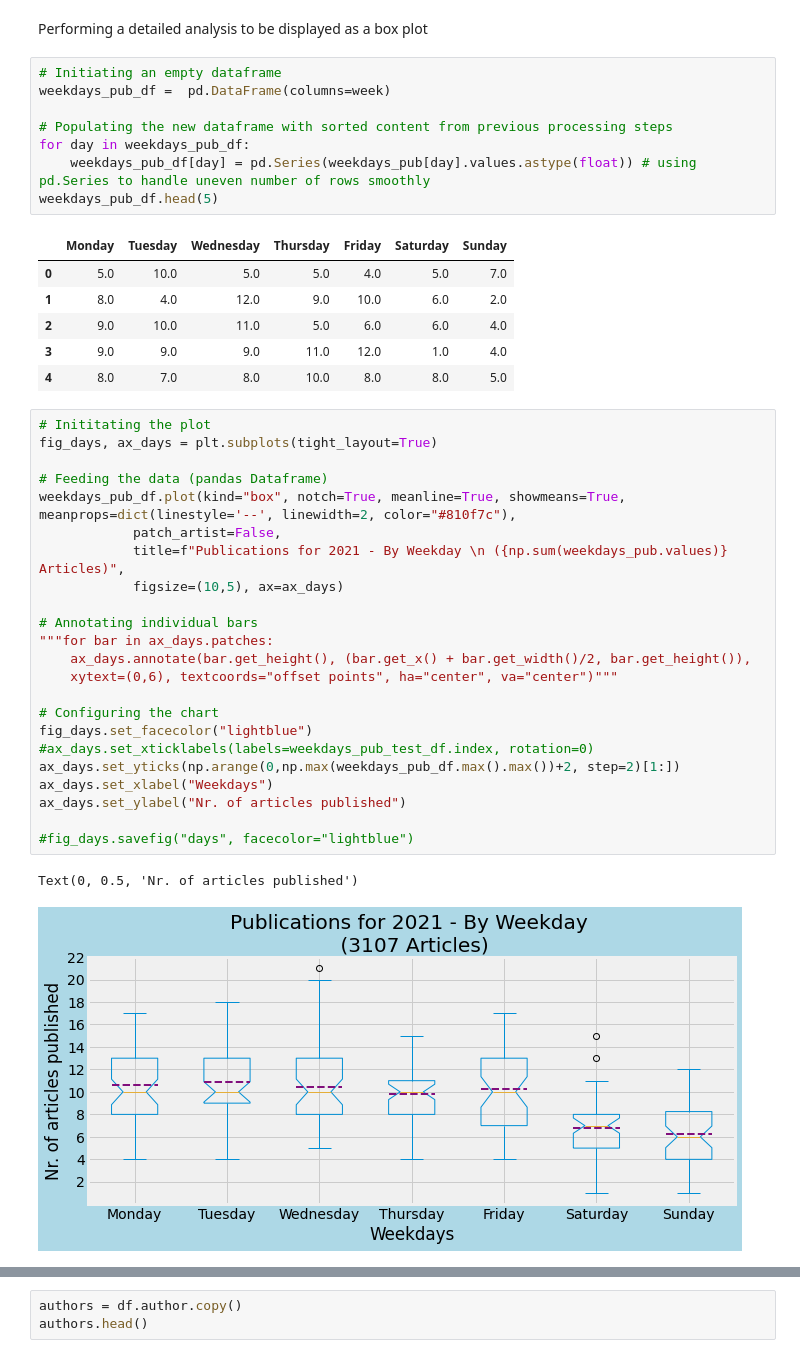
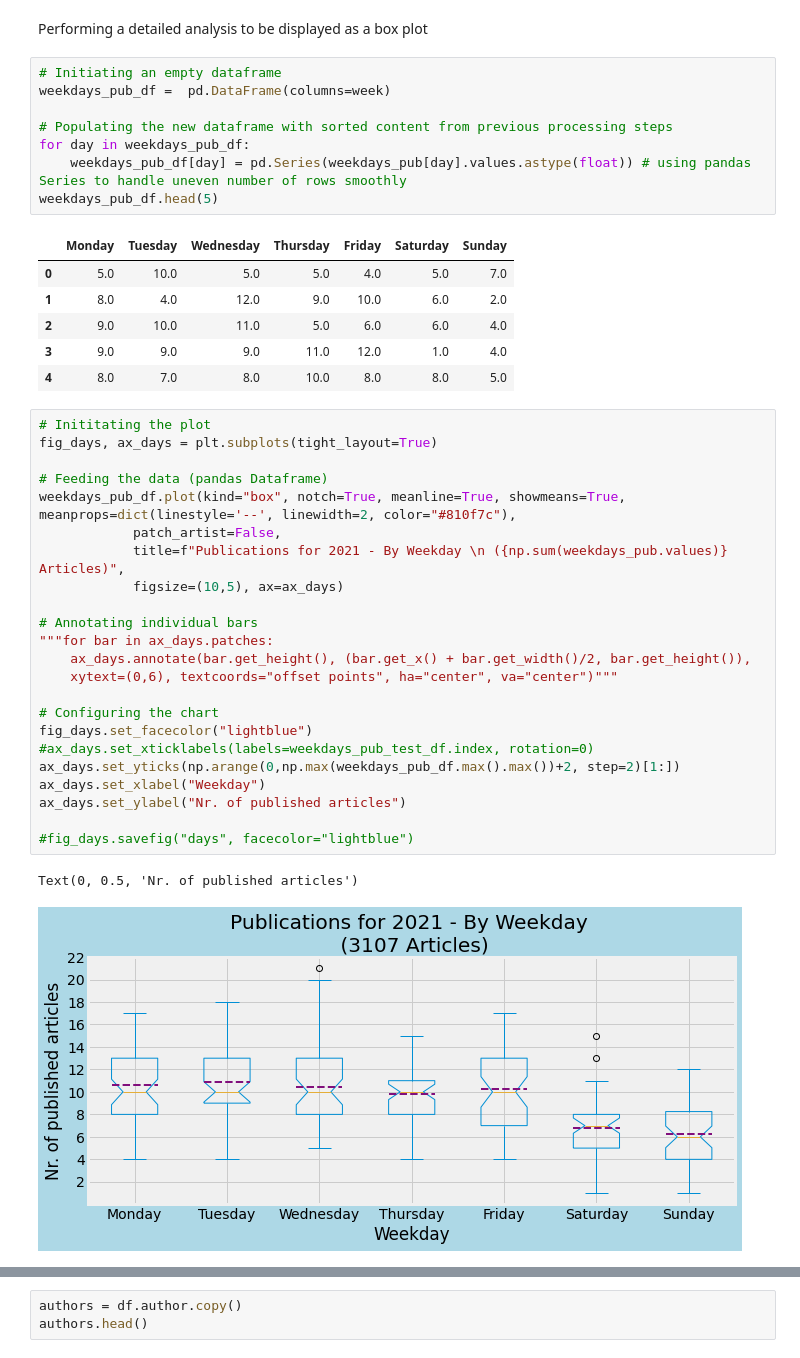
Before and after one commit to vollenia/data_analysis_CNN_news, a Jupyter notebook: analysis_cnn_xml.ipynb, the cells around one changed output, grey strips where cells are left out. Cells and saved outputs as stored; diff of their text form.

```diff
--- a/analysis_cnn_xml.ipynb
+++ b/analysis_cnn_xml.ipynb
@@ -184,7 +179,7 @@ weekdays_pub_df =  pd.DataFrame(columns=week)
 
 # Populating the new dataframe with sorted content from previous processing steps
 for day in weekdays_pub_df:
-    weekdays_pub_df[day] = pd.Series(weekdays_pub[day].values.astype(float)) # using pd.Series to handle uneven number of rows smoothly
+    weekdays_pub_df[day] = pd.Series(weekdays_pub[day].values.astype(float)) # using pandas Series to handle uneven number of rows smoothly
 weekdays_pub_df.head(5)
 # %% [output]
 |  | Monday | Tuesday | Wednesday | Thursday | Friday | Saturday | Sunday |
@@ -196,27 +191,27 @@ weekdays_pub_df.head(5)
 # %%
 # Inititating the plot
 fig_days, ax_days = plt.subplots(tight_layout=True)
 
 # Feeding the data (pandas Dataframe)
 weekdays_pub_df.plot(kind="box", notch=True, meanline=True, showmeans=True, meanprops=dict(linestyle='--', linewidth=2, color="#810f7c"),
             patch_artist=False,
             title=f"Publications for 2021 - By Weekday \n ({np.sum(weekdays_pub.values)} Articles)",
             figsize=(10,5), ax=ax_days)
 
 # Annotating individual bars
 """for bar in ax_days.patches:
     ax_days.annotate(bar.get_height(), (bar.get_x() + bar.get_width()/2, bar.get_height()),
     xytext=(0,6), textcoords="offset points", ha="center", va="center")"""
 
 # Configuring the chart
 fig_days.set_facecolor("lightblue")
 #ax_days.set_xticklabels(labels=weekdays_pub_test_df.index, rotation=0)
 ax_days.set_yticks(np.arange(0,np.max(weekdays_pub_df.max().max())+2, step=2)[1:])
-ax_days.set_xlabel("Weekdays")
-ax_days.set_ylabel("Nr. of articles published")
+ax_days.set_xlabel("Weekday")
+ax_days.set_ylabel("Nr. of published articles")
 
 #fig_days.savefig("days", facecolor="lightblue")
 # %% [output]
-Text(0, 0.5, 'Nr. of articles published')
+Text(0, 0.5, 'Nr. of published articles')
-[figure, old version]
+[figure, new version]
 # %% [markdown]
```
Also changed, not shown: parts of 28 cells of this notebook.
